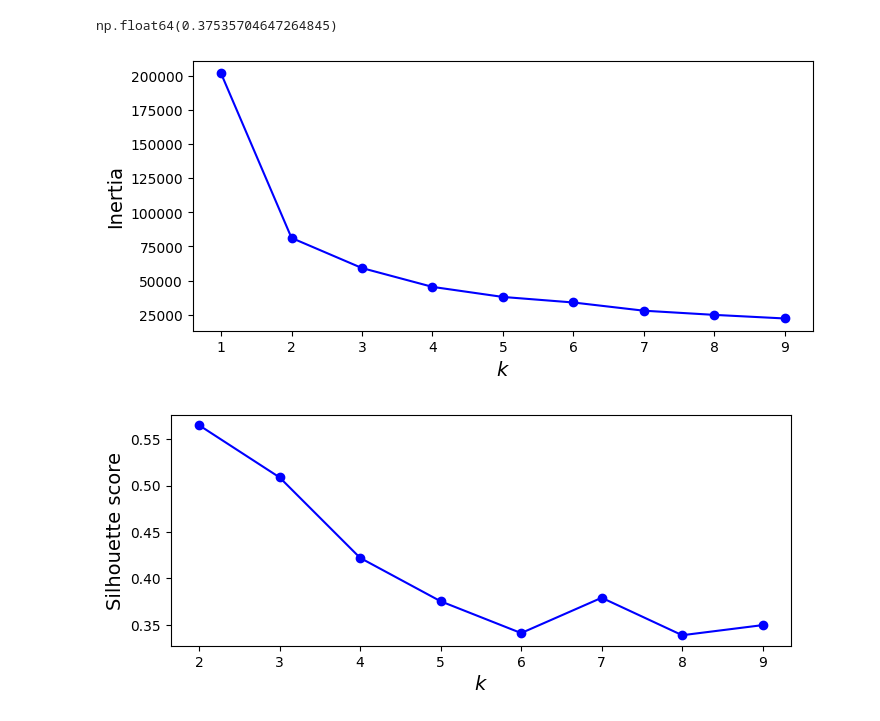
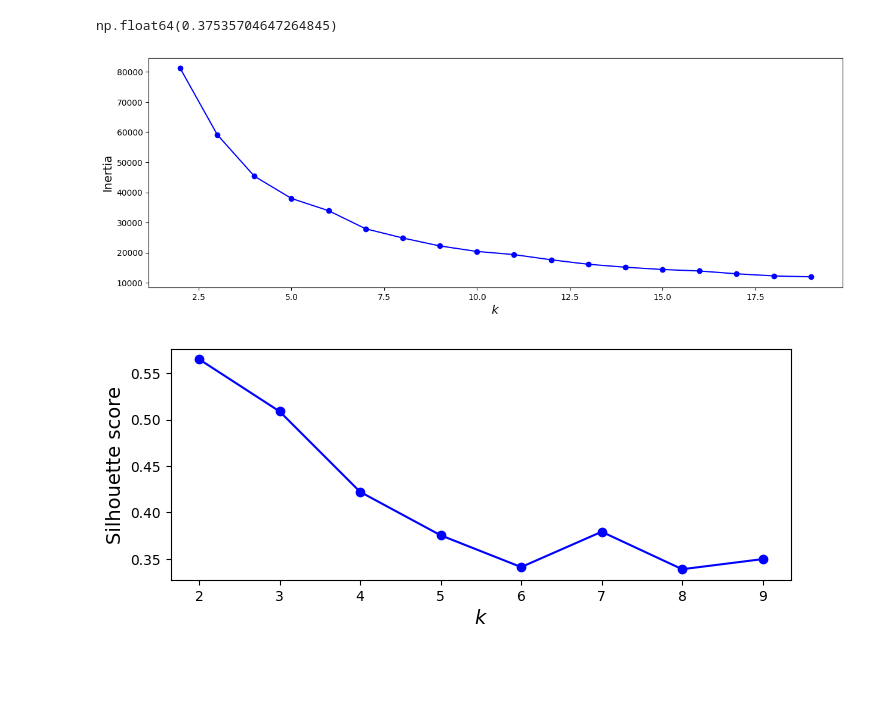
Before and after one commit to FelixH-git/SVM-Pipeline, a Jupyter notebook: labb6.ipynb, the cells around one changed output. Drawn from its saved outputs; the diff is of its cells as text; code cells hidden in the pictures; blank space fills up the shorter version.

```diff
--- a/labb6.ipynb
+++ b/labb6.ipynb
@@ -133,18 +116,18 @@ silhouette_score(X, kmeans.labels_)
 np.float64(0.37535704647264845)
 # %%
 kmeans_per_k = [KMeans(n_clusters=k, random_state=42).fit(X)
-                for k in range(1, 10)]
+                for k in range(2, 20)]
 inertias = [model.inertia_ for model in kmeans_per_k]
 # %%
-plt.figure(figsize=(8, 3.5))
-plt.plot(range(1, 10), inertias, "bo-")
+plt.figure(figsize=(15, 5))
+plt.plot(range(2, 20), inertias, "bo-")
 plt.xlabel("$k$", fontsize=14)
 plt.ylabel("Inertia", fontsize=14)
 
 #plt.axis([1, 8.5, 0, 1300])
 plt.show()
 # %% [output]
-[figure, old version]
+[figure, new version]
 # %%
 silhouette_scores = [silhouette_score(X, model.labels_)
                      for model in kmeans_per_k[1:]]
```
Also changed, not shown: parts of 26 cells of this notebook.
